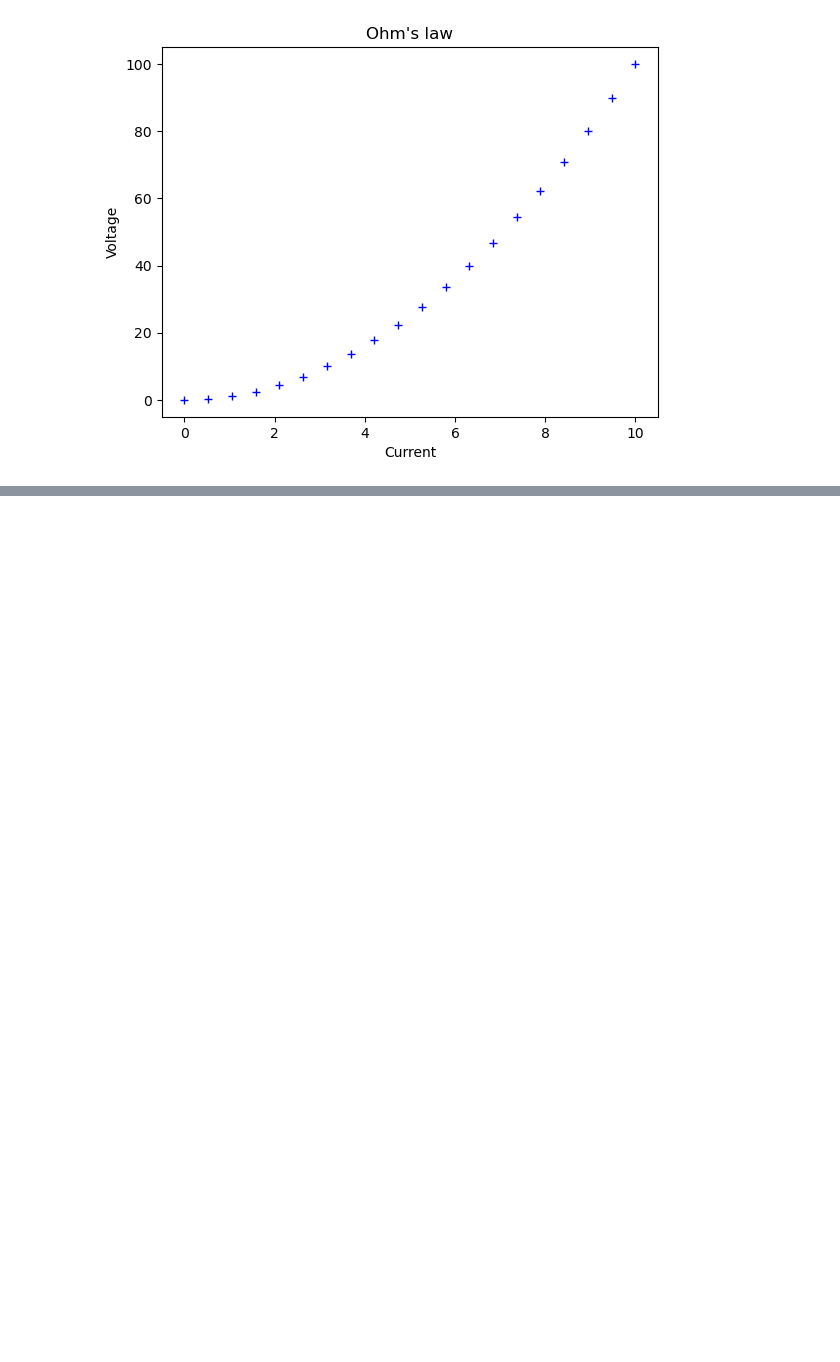
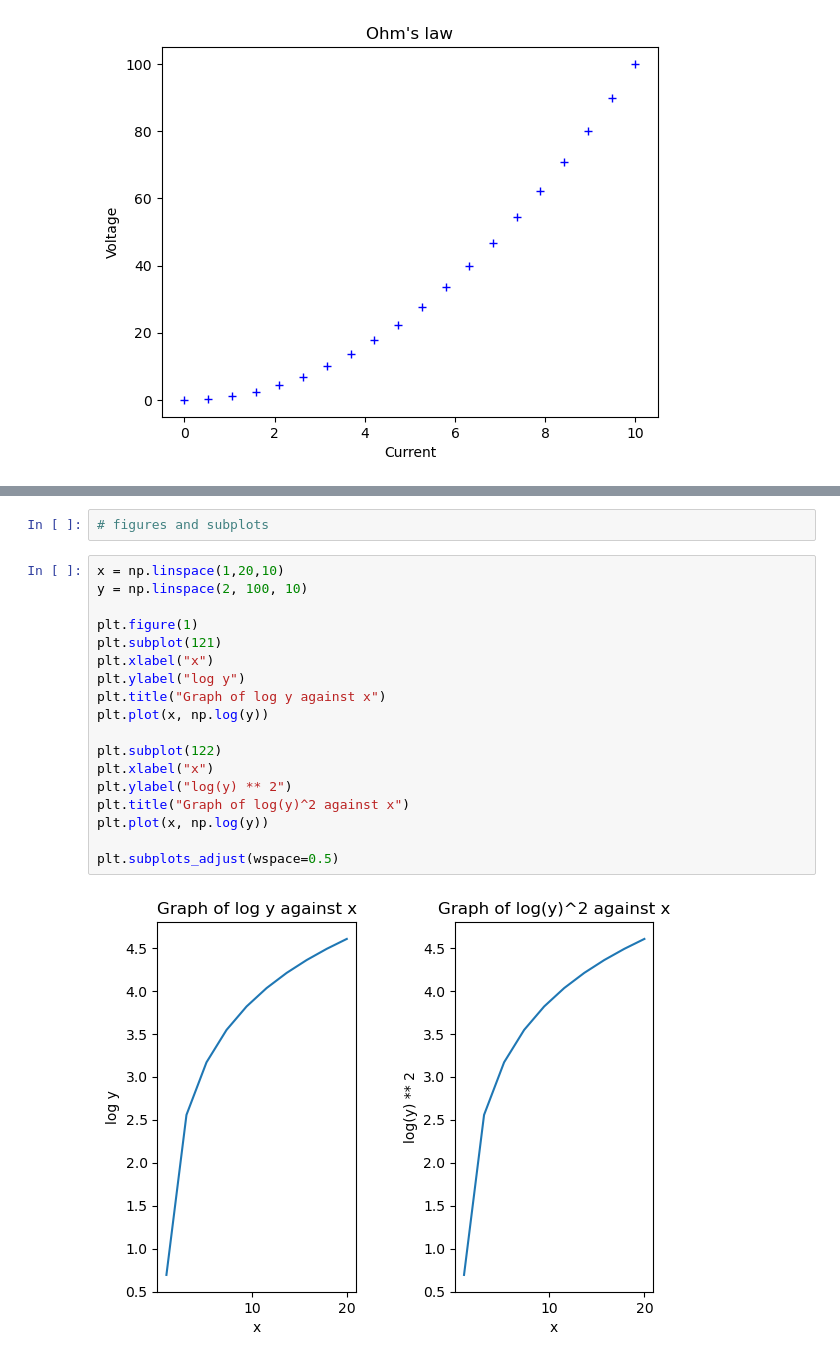
Before and after one commit to HayBeeCoder/ai, a Jupyter notebook: dl-with-real-life-projects-coursera/Untitled.ipynb, the cells around one changed output, grey strips where cells are left out. Cells and saved outputs as stored; diff of their text form; blank space fills up the shorter version.

Commit message:
create subplots

```diff
--- a/dl-with-real-life-projects-coursera/Untitled.ipynb
+++ b/dl-with-real-life-projects-coursera/Untitled.ipynb
@@ -49,0 +54,22 @@ plt.plot(x,y,)
+# %%
+# figures and subplots
+# %%
+x = np.linspace(1,20,10)
+y = np.linspace(2, 100, 10)
+
+plt.figure(1)
+plt.subplot(121)
+plt.xlabel("x")
+plt.ylabel("log y")
+plt.title("Graph of log y against x")
+plt.plot(x, np.log(y))
+
+plt.subplot(122)
+plt.xlabel("x")
+plt.ylabel("log(y) ** 2")
+plt.title("Graph of log(y)^2 against x")
+plt.plot(x, np.log(y))
+
+plt.subplots_adjust(wspace=0.5)
+# %% [output]
+[figure, added]
```
Also changed, not shown: parts of 1 cell of this notebook.
